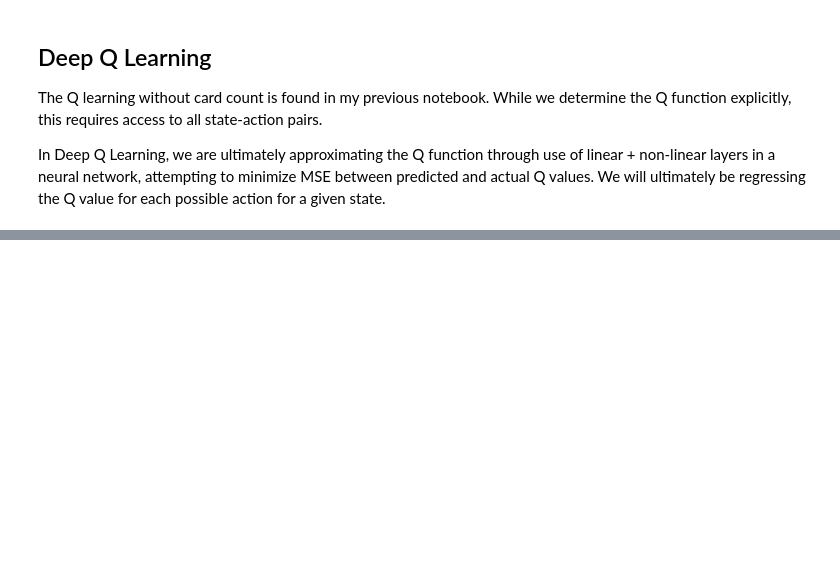
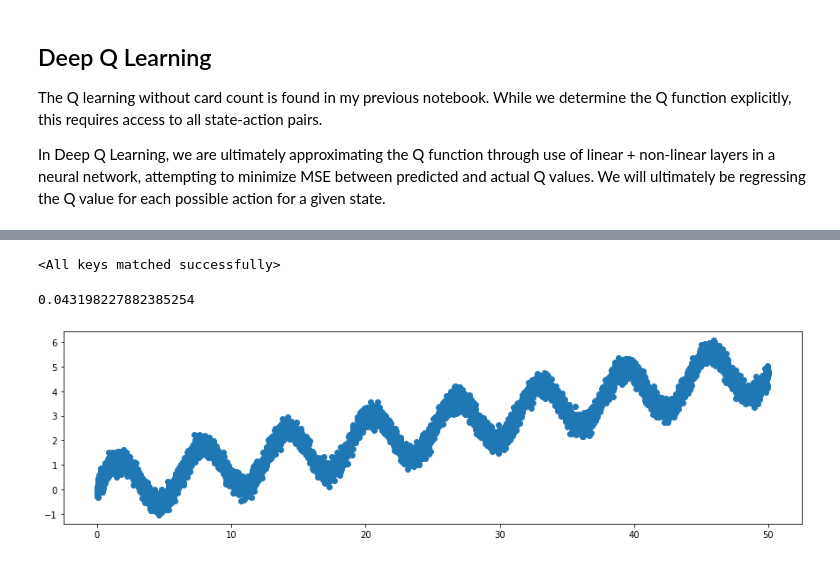
Before and after one commit to petersim1/Blackjack_RL, a Jupyter notebook: Deep_Learning.ipynb, the cells around one changed output, grey strips where cells are left out. Saved outputs shown, nothing was run; the diff lists cells and outputs as text; code cells hidden in the pictures; blank space fills up the shorter version.

```diff
--- a/Deep_Learning.ipynb
+++ b/Deep_Learning.ipynb
@@ -186,2 +209,7 @@ class Net(nn.Module) :
 # %%
-net = Net(2,5,[10,12])
+input_dim = 1
+
+net = Net(input_dim,1,[100, 100])
+
+loss_fct = nn.MSELoss()
+optimizer = torch.optim.Adam(net.parameters(), lr=0.001)
@@ -193,0 +216,21 @@ net.zero_grad()
+# %%
+n = 10_000
+
+# datas = np.random.randint(-5, 5, (n,5))
+# targets = np.sum(datas,axis=1)**2/10 + np.random.normal(0,1,n)
+
+datas = np.random.random(n)*50
+targets = np.sin(datas) + np.random.normal(0,.2,n) + datas/10
+
+datas = torch.tensor(datas, dtype=torch.float)[:,None]
+
+targets = torch.tensor(targets, dtype=torch.float)[:,None]
+# %%
+trainer = Trainer()
+
+for _ in range(1000):
+    trainer.train_epoch(net, datas, targets, optimizer, loss_fct, 1)
+    l = trainer.evaluate(net, datas, targets)
+    if (trainer.early_stop):
+        break
+    print(l, "\r")
@@ -193,0 +255,15 @@ net.zero_grad()
+# %%
+net.load_state_dict(trainer.state_dict)
+# %% [output]
+<All keys matched successfully>
+# %%
+trainer.evaluate(net, datas, targets)
+# %% [output]
+0.043198227882385254
+# %%
+plt.figure(figsize=(15,4))
+plt.scatter(datas,targets)
+# plt.scatter(datas, net.forward(datas).detach().numpy())
+plt.show()
+# %% [output]
+[figure, added]
```
Also changed, not shown: parts of 12 cells of this notebook.
